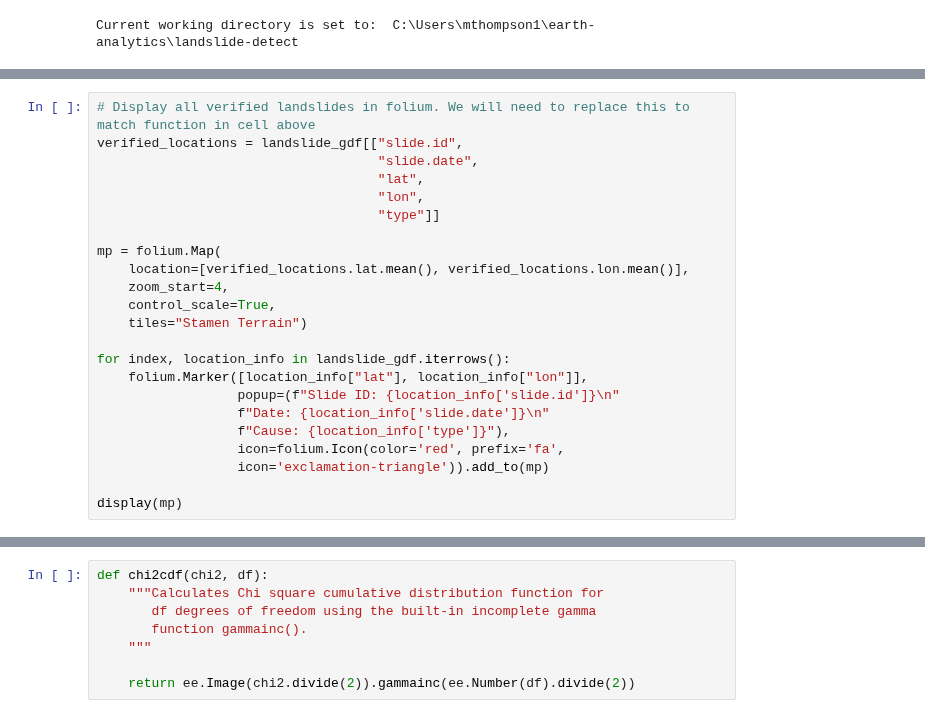
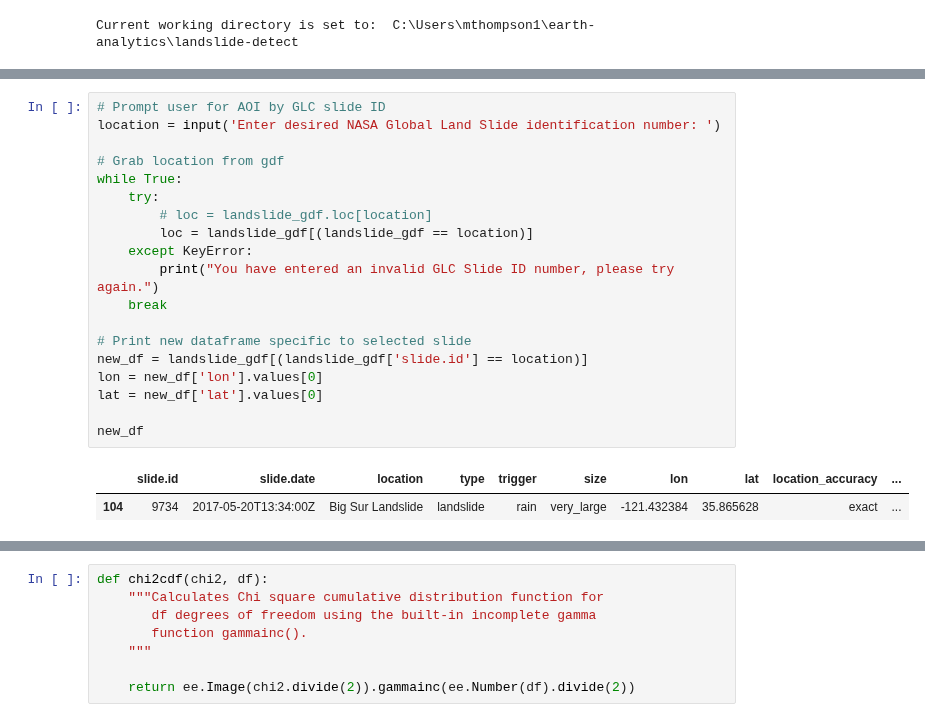
Before and after one commit to mthomp89/landslide-detect, a Jupyter notebook: Thompson_Manak_Final_Blog_Draft.ipynb, the cells around one changed output, grey strips where cells are left out. Cells and saved outputs as stored; diff of their text form.

```diff
--- a/Thompson_Manak_Final_Blog_Draft.ipynb
+++ b/Thompson_Manak_Final_Blog_Draft.ipynb
@@ -111,23 +99,0 @@ landslide_gdf.head()
-# %%
-# Display all verified landslides in folium. We will need to replace this to match function in cell above
-verified_locations = landslide_gdf[["slide.id",
-                                    "slide.date",
-                                    "lat",
-                                    "lon",
-                                    "type"]]
-
-mp = folium.Map(
-    location=[verified_locations.lat.mean(), verified_locations.lon.mean()],
-    zoom_start=4,
-    control_scale=True,
-    tiles="Stamen Terrain")
-
-for index, location_info in landslide_gdf.iterrows():
-    folium.Marker([location_info["lat"], location_info["lon"]],
-                  popup=(f"Slide ID: {location_info['slide.id']}\n"
-                  f"Date: {location_info['slide.date']}\n"
-                  f"Cause: {location_info['type']}"),
-                  icon=folium.Icon(color='red', prefix='fa',
-                  icon='exclamation-triangle')).add_to(mp)
-
-display(mp)
@@ -317,0 +201,22 @@ Our final product will be one map of a compilation of four different "change map
+# %%
+# Prompt user for AOI by GLC slide ID
+location = input('Enter desired NASA Global Land Slide identification number: ')
+
+# Grab location from gdf
+while True:
+    try:
+        # loc = landslide_gdf.loc[location]
+        loc = landslide_gdf[(landslide_gdf == location)]
+    except KeyError:
+        print("You have entered an invalid GLC Slide ID number, please try again.")
+    break
+
+# Print new dataframe specific to selected slide
+new_df = landslide_gdf[(landslide_gdf['slide.id'] == location)]
+lon = new_df['lon'].values[0]
+lat = new_df['lat'].values[0]
+
+new_df
+# %% [output]
+|  | slide.id | slide.date | location | type | trigger | size | lon | lat | location_accuracy | ... |
+| 104 | 9734 | 2017-05-20T13:34:00Z | Big Sur Landslide | landslide | rain | very_large | -121.432384 | 35.865628 | exact | ... |
```
Also changed, not shown: parts of 85 cells of this notebook, 1 other file.
